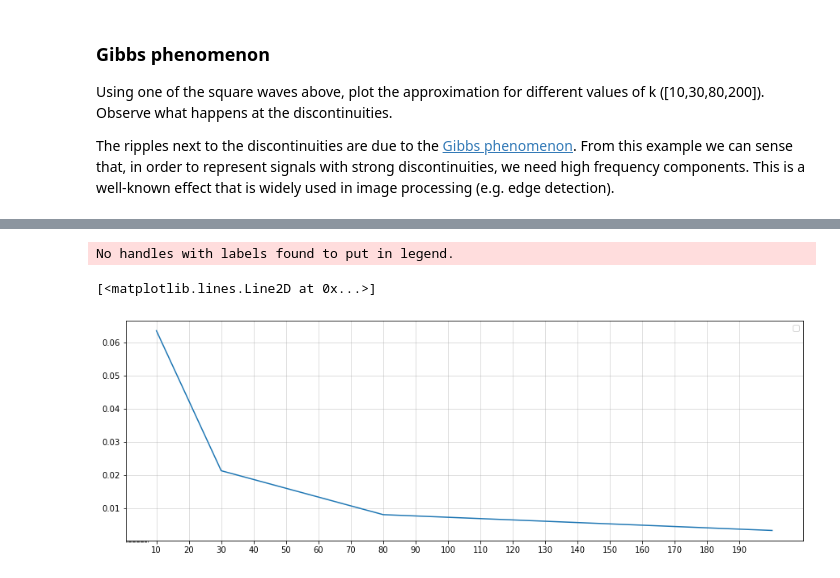
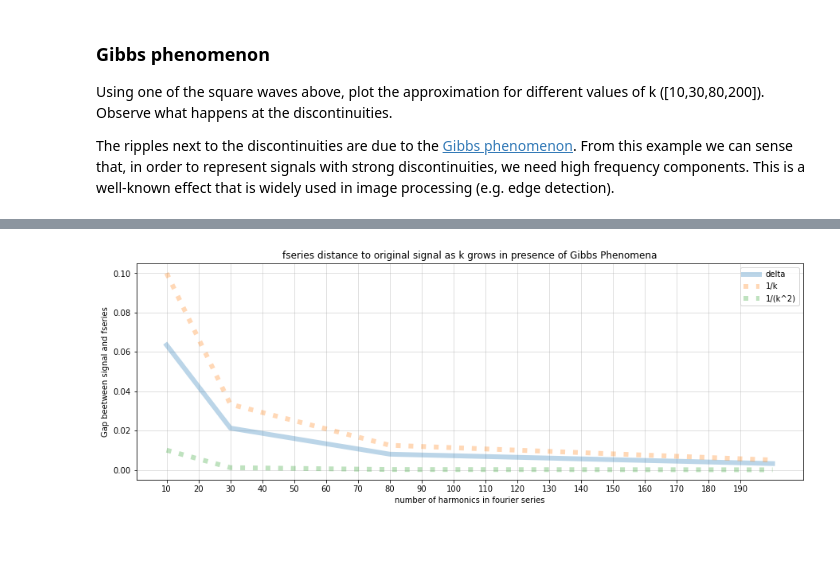
Before and after one commit to invzz/MasterOfComputerScience, a Jupyter notebook: 2021-2022/DSIP/pynb/Labo 1 - Fourier series - STUDENTS.ipynb, the cells around one changed output, grey strips where cells are left out. Cells and saved outputs as stored; diff of their text form; code cells hidden in the pictures; blank space fills up the shorter version.

```diff
--- a/2021-2022/DSIP/pynb/Labo 1 - Fourier series - STUDENTS.ipynb
+++ b/2021-2022/DSIP/pynb/Labo 1 - Fourier series - STUDENTS.ipynb
@@ -393,11 +418,10 @@ for k in k_list:
 # %%
 # Let's see how slow the error converges to f when Gibbs phenomenon is around
-# Andres -
 
-def look_for_best_k(x, signal, K, tol, min=1):
+def get_delta(x, signal, K):
     c = 2*np.pi / len(x)
     norm = np.dot(signal,signal) * c
-    reconstructed_signal, a_0, a, b = fseries(x,signal,k)
+    reconstructed_signal, a_0, a, b = fseries(x,signal,K)
     approx_norm = np.dot(reconstructed_signal,reconstructed_signal)  * c    ### check class notes!
     delta =  norm - approx_norm
     return delta
@@ -405,23 +429,27 @@ def look_for_best_k(x, signal, K, tol, min=1):
 
 results = []
 for k in k_list:
-    results.append(look_for_best_k(x, signal, k, 10e-3,k))
-
-# grid scaling for plot
-major_ticks = np.arange(0, k_list[-1], 10 )
-#minor_ticks = k_list/10
-fig = plt.figure()
-
-# nice plot settings
-ax = fig.add_subplot(1,1,1)
-ax.set_xticks(major_ticks)
-ax.set_xticks(minor_ticks, minor=True)
-#ax.grid(which='minor', alpha=0.2)
-ax.grid(which='major', alpha=0.5)
-ax.legend()
-
-ax.plot( k_list, results )
+    results.append(get_delta(x, signal, k))
-# %% [output]
-No handles with labels found to put in legend.
-[<matplotlib.lines.Line2D at 0x...>]
-[figure, removed]
+# %%
+title = 'fseries distance to original signal as k grows in presence of Gibbs Phenomena'
+# grid scaling for plot
+major_ticks = np.arange(0, k_list[-1], 10 )
+minor_ticks = np.arange(0, k_list[-1], 20 )
+fig = plt.figure()
+# nice plot settings
+ax = fig.add_subplot(1,1,1)
+ax.set_xticks(major_ticks)
+ax.set_xticks(minor_ticks, minor=True)
+ax.set_title(title)
+ax.set_xlabel ( 'number of harmonics in fourier series')
+ax.set_ylabel ( 'Gap beetween signal and fseries' )
+#ax.grid(which='minor', alpha=0.2)
+ax.grid(which='major', alpha=0.5)
+ax.plot( k_list, results, linewidth=6,alpha=0.3, label="delta" )
+ax.plot( k_list, 1/(np.array(k_list)), label='1/k', linestyle = 'dotted' , linewidth=6,alpha=0.3)
+ax.plot( k_list, 1/(np.array(k_list)**2), label='1/(k^2)', linestyle = 'dotted' , linewidth=6,alpha=0.3 )
+
+ax.legend()
+plt.show()
+# %% [output]
+[figure, added]
```
Also changed, not shown: parts of 11 cells of this notebook, 6 other files.
